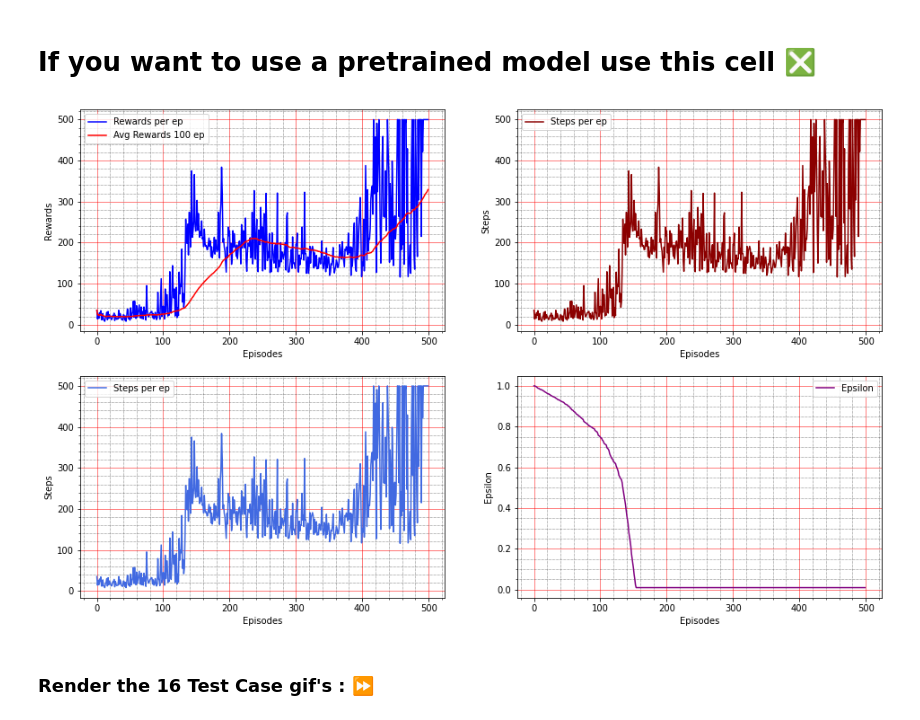
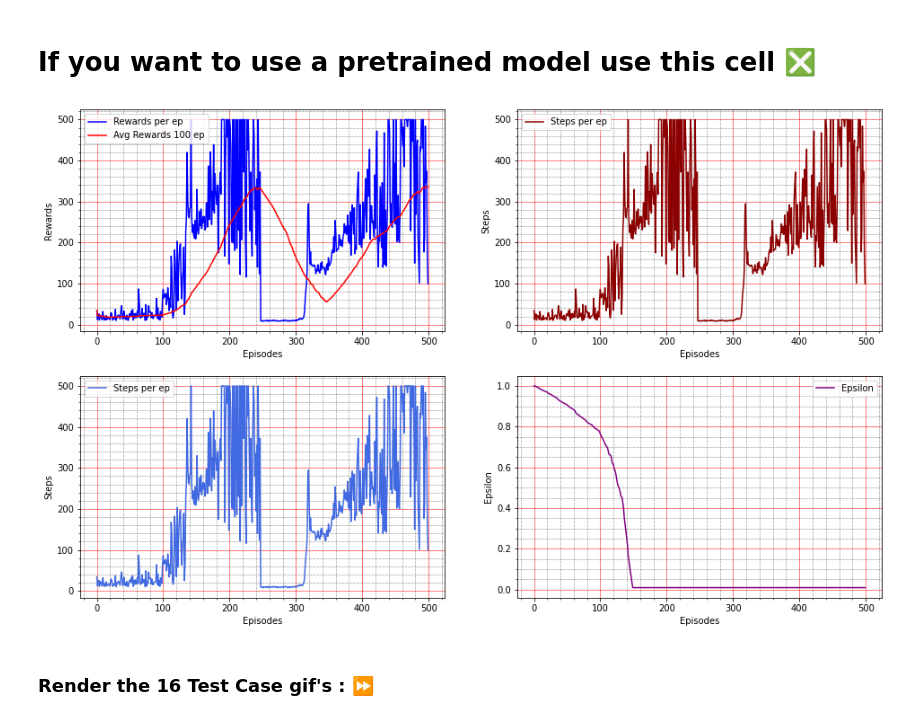
Before and after one commit to riturajsingh2015/DeepRL, a Jupyter notebook: DQN_Cartpole.ipynb, the cells around one changed output. Saved outputs shown, nothing was run; the diff lists cells and outputs as text; code cells hidden in the pictures.

Commit message:
new_models

```diff
--- a/DQN_Cartpole.ipynb
+++ b/DQN_Cartpole.ipynb
@@ -131,13 +132,13 @@ agent.save_model()
 # If you want to use a pretrained model use this cell ❎
 # %%
 if not agent.trained:
-  # some of the best models 20211108-194235 ,  20211108-082804
-  model_suffix="20211108-194235" # some
+  # some of the best models 20211108-194235 ,  20211108-082804 , 20211109-182644
+  model_suffix="20211109-182644" # some
   model,book_keeping , image_paths = agent.load_pre_trained_model_info(timestr=model_suffix)
   # plot Learning curve
   learning_plot(book_keeping)
 # %% [output]
-[figure, old version]
+[figure, new version]
 # %% [markdown]
 ### Render the 16 Test Case gif's : ⏩
 # %%
```
Also changed, not shown: parts of 5 cells of this notebook, 39 other files.
